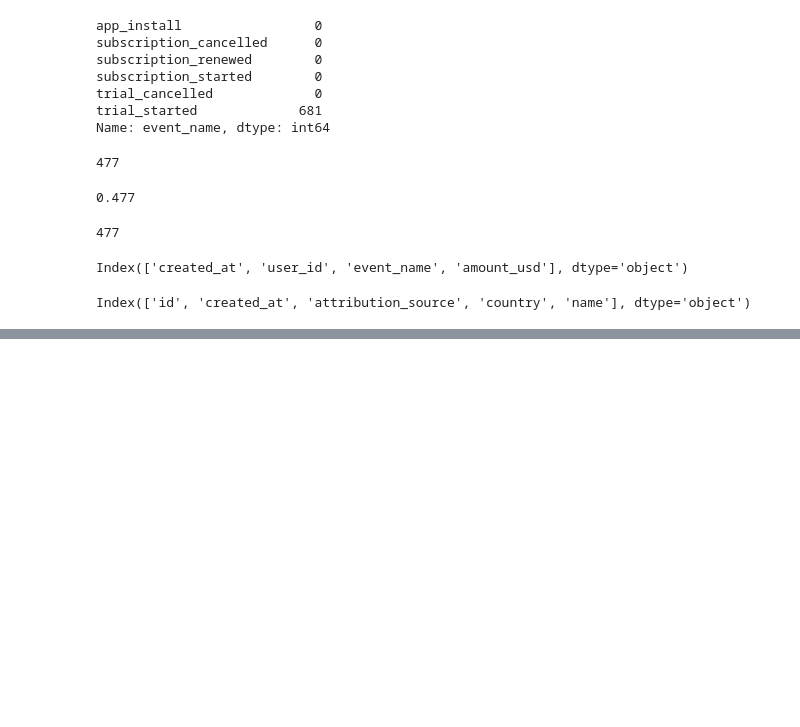
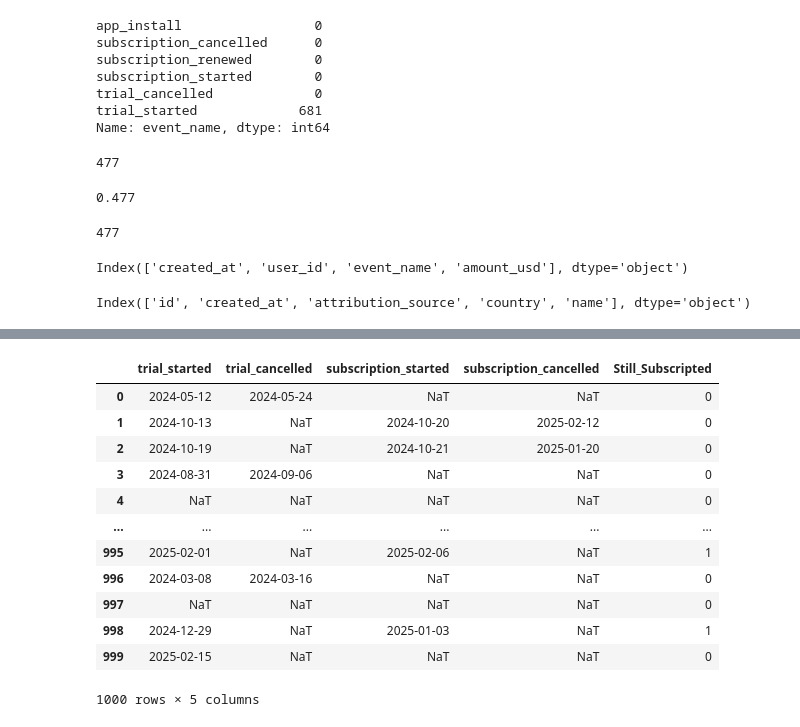
Before and after one commit to euphratesk/cornP, a Jupyter notebook: Case-Study PapCorns.ipynb, the cells around one changed output, grey strips where cells are left out. Drawn from its saved outputs; the diff is of its cells as text; code cells hidden in the pictures; blank space fills up the shorter version.

```diff
--- a/Case-Study PapCorns.ipynb
+++ b/Case-Study PapCorns.ipynb
@@ -962,0 +964,16 @@ df_final[(df_final['trial_started'].isnull())&(df_final['subscription_started'].
+# %%
+df_final[['trial_started','trial_cancelled','subscription_started','subscription_cancelled','Still_Subscripted']]
+# %% [output]
+|  | trial_started | trial_cancelled | subscription_started | subscription_cancelled | Still_Subscripted |
+| 0 | 2024-05-12 | 2024-05-24 | NaT | NaT | 0 |
+| 1 | 2024-10-13 | NaT | 2024-10-20 | 2025-02-12 | 0 |
+| 2 | 2024-10-19 | NaT | 2024-10-21 | 2025-01-20 | 0 |
+| 3 | 2024-08-31 | 2024-09-06 | NaT | NaT | 0 |
+| 4 | NaT | NaT | NaT | NaT | 0 |
+| ... | ... | ... | ... | ... | ... |
+| 995 | 2025-02-01 | NaT | 2025-02-06 | NaT | 1 |
+| 996 | 2024-03-08 | 2024-03-16 | NaT | NaT | 0 |
+| 997 | NaT | NaT | NaT | NaT | 0 |
+| 998 | 2024-12-29 | NaT | 2025-01-03 | NaT | 1 |
+| 999 | 2025-02-15 | NaT | NaT | NaT | 0 |
+1000 rows × 5 columns
```
Also changed, not shown: parts of 53 cells of this notebook.
